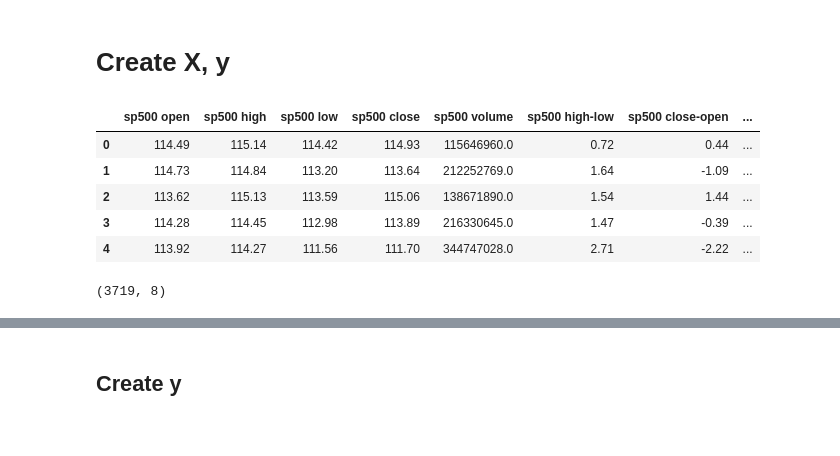
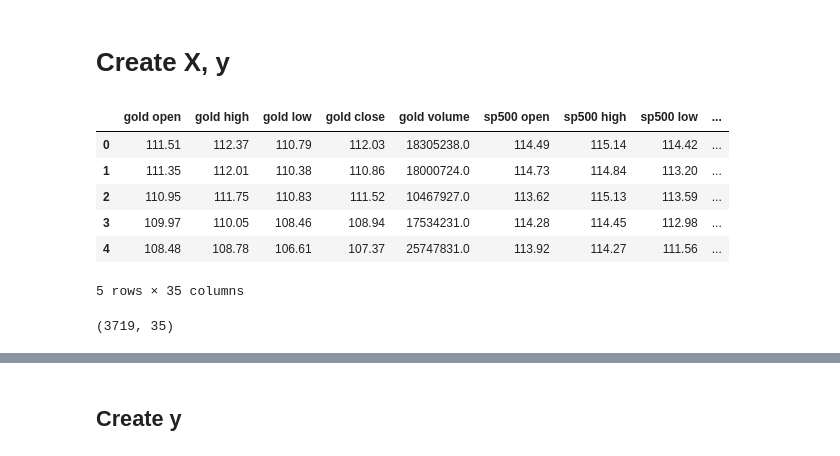
Before and after one commit to luck058/kaggle-gold-price-analysis, a Jupyter notebook: model_1_kaggle_gold_price_analysis.ipynb, the cells around one changed output, grey strips where cells are left out. Cells and saved outputs as stored; diff of their text form; code cells hidden in the pictures.

Commit message:
Added other assets in X

```diff
--- a/model_1_kaggle_gold_price_analysis.ipynb
+++ b/model_1_kaggle_gold_price_analysis.ipynb
@@ -20,24 +20,33 @@ Resolving deltas: 100% (38/38), done.
 # %% [markdown]
 # Create X, y
-# %%
-asset = "sp500"
+# %%
+assets = ["gold", "sp500", "nasdaq", "silver", "oil", "platinum", "palladium"]
+
+# y_col = "gold close diff"
+y_col = "gold close"
 # %%
 df = pd.read_csv('financial_regression_cleaned.csv')
 
-# Only care about "asset"
-original_cols = [f'{asset} open', f'{asset} high', f'{asset} low', f'{asset} close', f'{asset} volume']
+original_cols = []
+for asset in assets:
+    # Only care about "asset"
+    original_cols += [f'{asset} open', f'{asset} high', f'{asset} low', f'{asset} close', f'{asset} volume']
+    for thing in [f'{asset} open', f'{asset} high', f'{asset} low', f'{asset} close', f'{asset} volume']:
+        assert thing in df.columns
+    df[f'{asset} high-low'] = df[f'{asset} high'] - df[f'{asset} low']
+    df[f'{asset} close-open'] = df[f'{asset} close'] - df[f'{asset} open']
+
 df = df[original_cols].reset_index(drop=True)
-df[f'{asset} high-low'] = df[f'{asset} high'] - df[f'{asset} low']
-df[f'{asset} close-open'] = df[f'{asset} close'] - df[f'{asset} open']
 
 display(df.head())
 print(df.shape)
 # %% [output]
-|  | sp500 open | sp500 high | sp500 low | sp500 close | sp500 volume | sp500 high-low | sp500 close-open | ... |
-| 0 | 114.49 | 115.14 | 114.42 | 114.93 | 115646960.0 | 0.72 | 0.44 | ... |
-| 1 | 114.73 | 114.84 | 113.20 | 113.64 | 212252769.0 | 1.64 | -1.09 | ... |
-| 2 | 113.62 | 115.13 | 113.59 | 115.06 | 138671890.0 | 1.54 | 1.44 | ... |
-| 3 | 114.28 | 114.45 | 112.98 | 113.89 | 216330645.0 | 1.47 | -0.39 | ... |
-| 4 | 113.92 | 114.27 | 111.56 | 111.70 | 344747028.0 | 2.71 | -2.22 | ... |
+|  | gold open | gold high | gold low | gold close | gold volume | sp500 open | sp500 high | sp500 low | ... |
+| 0 | 111.51 | 112.37 | 110.79 | 112.03 | 18305238.0 | 114.49 | 115.14 | 114.42 | ... |
+| 1 | 111.35 | 112.01 | 110.38 | 110.86 | 18000724.0 | 114.73 | 114.84 | 113.20 | ... |
+| 2 | 110.95 | 111.75 | 110.83 | 111.52 | 10467927.0 | 113.62 | 115.13 | 113.59 | ... |
+| 3 | 109.97 | 110.05 | 108.46 | 108.94 | 17534231.0 | 114.28 | 114.45 | 112.98 | ... |
+| 4 | 108.48 | 108.78 | 106.61 | 107.37 | 25747831.0 | 113.92 | 114.27 | 111.56 | ... |
-(3719, 8)
+5 rows × 35 columns
+(3719, 35)
 # %%
```
Also changed, not shown: parts of 32 cells of this notebook.
